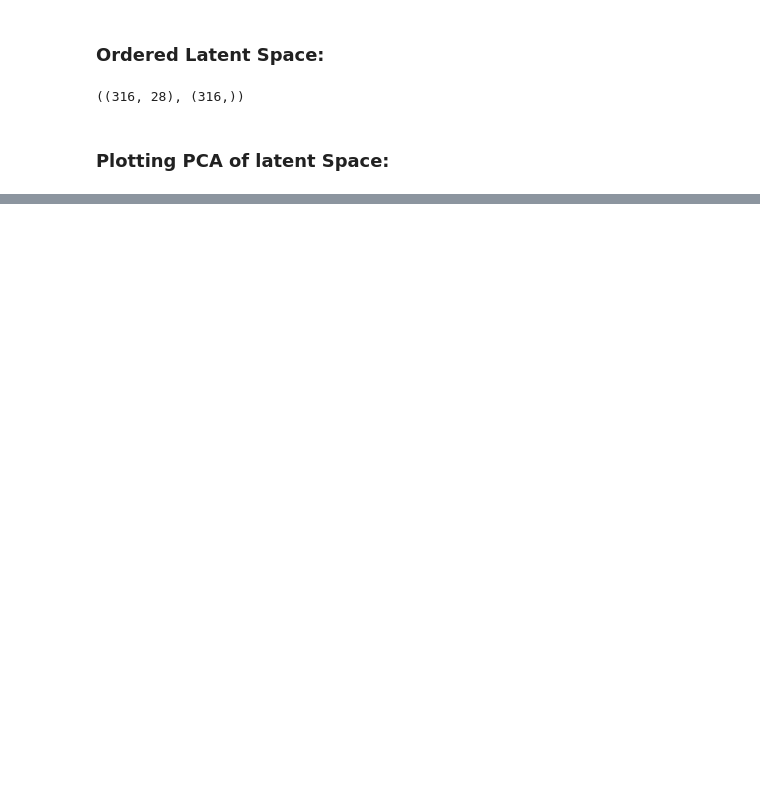
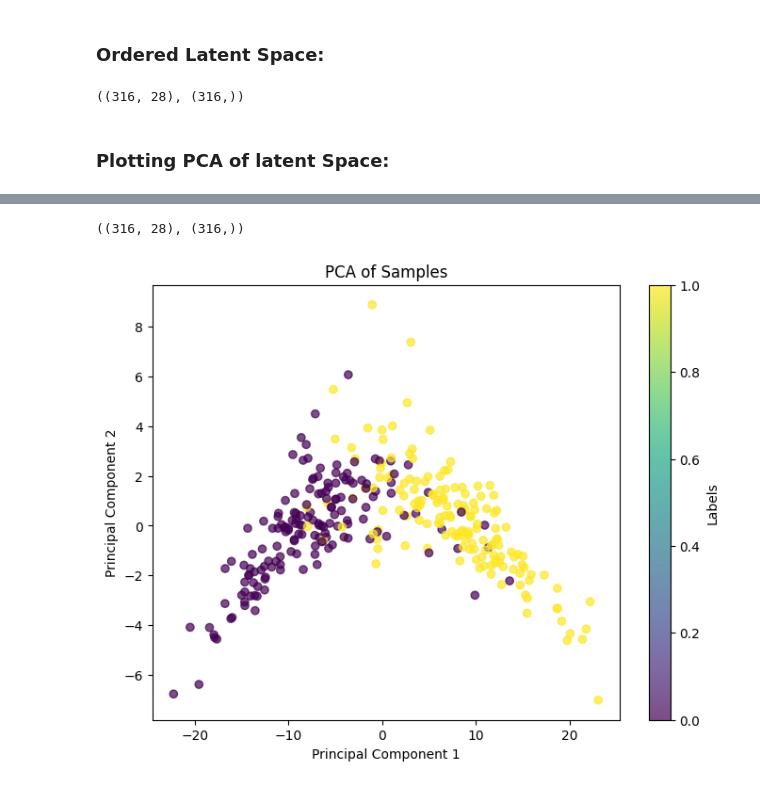
Before and after one commit to sachaRfd/timeseries-dl, a Jupyter notebook: notebooks/3-Example_modelling.ipynb, the cells around one changed output, grey strips where cells are left out. Cells and saved outputs as stored; diff of their text form; code cells hidden in the pictures; blank space fills up the shorter version.

```diff
--- a/notebooks/3-Example_modelling.ipynb
+++ b/notebooks/3-Example_modelling.ipynb
@@ -655,0 +749,46 @@ plt.show()
+# %%
+embedding_space = []
+labels_list = []
+train_clean_dl = DataLoader(
+    dataset=imputation_dataset,
+    shuffle=False,
+    batch_size=1,
+    collate_fn=lambda x: collate_unsuperv(x, max_len=max_seq_len)
+)
+
+
+predictor_model.eval()
+for i, batch in enumerate(train_clean_dl):
+    X, targets, _, padding_masks, labels = batch
+    with torch.no_grad():
+        predictions, first_token = predictor_model(X, padding_masks) # Feed the clean targets in - No Noise
+    # Store the meaned embedding space as an example:
+    first_token_ = first_token.squeeze().detach().numpy()
+    # Just take the first value:
+    # predictions_meaned = predictions_meaned[0].detach().numpy()
+    labels = labels[0].detach().numpy()
+    embedding_space.append(first_token_)
+    labels_list.append(labels)
+
+
+embedding_space = np.array(embedding_space)
+labels_list = np.array(labels_list)
+embedding_space.shape, labels_list.shape
+# %% [output]
+((316, 28), (316,))
+# %%
+pca = PCA(n_components=2)
+
+samples_pcaed = pca.fit_transform(embedding_space)
+
+
+# Plot PCA results
+plt.figure(figsize=(8, 6))
+scatter = plt.scatter(samples_pcaed[:, 0], samples_pcaed[:, 1], c=labels_list, cmap="viridis", alpha=0.7)
+plt.colorbar(scatter, label="Labels")
+plt.xlabel("Principal Component 1")
+plt.ylabel("Principal Component 2")
+plt.title("PCA of Samples")
+plt.show()
+# %% [output]
+[figure, added]
```
Also changed, not shown: parts of 12 cells of this notebook.
